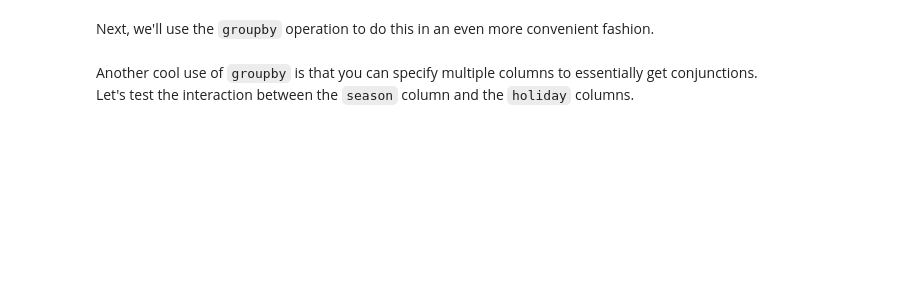
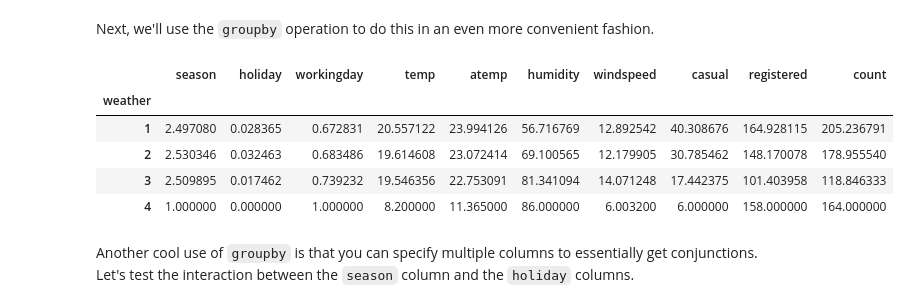
Before and after one commit to paulruvolo/DataScience16, a Jupyter notebook: inclass/day02/Bikeshare Basic Explorations.ipynb, the cells around one changed output. Drawn from its saved outputs; the diff is of its cells as text; code cells hidden in the pictures; blank space fills up the shorter version.

```diff
--- a/inclass/day02/Bikeshare Basic Explorations.ipynb
+++ b/inclass/day02/Bikeshare Basic Explorations.ipynb
@@ -51,4 +144,13 @@ We will investigate some different methods for determining how the value of one
 # %% [markdown]
 Next, we'll use the `groupby` operation to do this in an even more convenient fashion.
+# %%
+data.groupby('weather').mean()
+# %% [output]
+|  | season | holiday | workingday | temp | atemp | humidity | windspeed | casual | registered | count |
+| weather |  |  |  |  |  |  |  |  |  |  |
+| 1 | 2.497080 | 0.028365 | 0.672831 | 20.557122 | 23.994126 | 56.716769 | 12.892542 | 40.308676 | 164.928115 | 205.236791 |
+| 2 | 2.530346 | 0.032463 | 0.683486 | 19.614608 | 23.072414 | 69.100565 | 12.179905 | 30.785462 | 148.170078 | 178.955540 |
+| 3 | 2.509895 | 0.017462 | 0.739232 | 19.546356 | 22.753091 | 81.341094 | 14.071248 | 17.442375 | 101.403958 | 118.846333 |
+| 4 | 1.000000 | 0.000000 | 1.000000 | 8.200000 | 11.365000 | 86.000000 | 6.003200 | 6.000000 | 158.000000 | 164.000000 |
 # %% [markdown]
 Another cool use of `groupby` is that you can specify multiple columns to essentially get conjunctions.  Let's test the interaction between the `season` column and the `holiday` columns.
```
Also changed, not shown: parts of 10 cells of this notebook.
